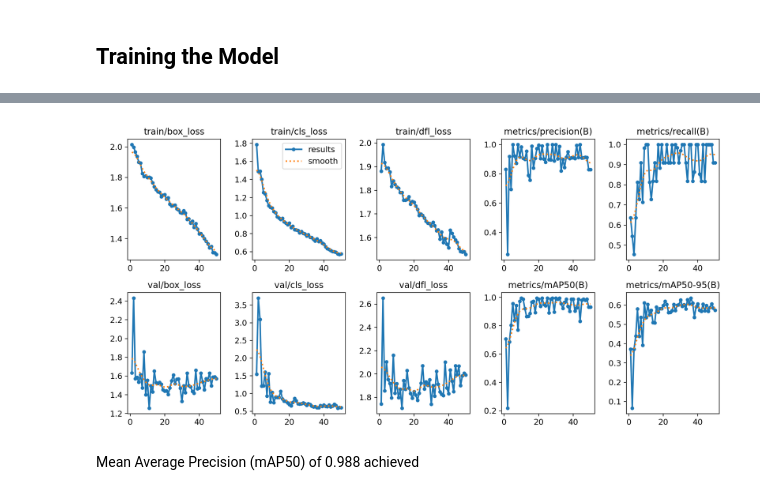
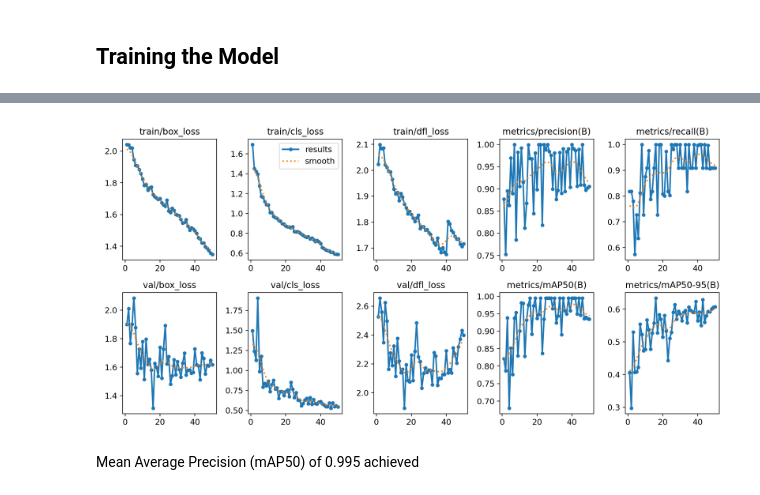
Before and after one commit to mohit3agarwal/MOT-yolo11, a Jupyter notebook: detections.ipynb, the cells around one changed output, grey strips where cells are left out. Cells and saved outputs as stored; diff of their text form; code cells hidden in the pictures.

```diff
--- a/detections.ipynb
+++ b/detections.ipynb
@@ -179,7 +191,7 @@ Starting training for 50 epochs...
 ... (88 outputs left out)
 # %%
-Image(filename='runs/detect/train/results.png')
+Image(filename='runs/detect/train4/results.png')
 # %% [output]
-[figure, old version]
+[figure, new version]
 # %% [markdown]
-Mean Average Precision (mAP50) of 0.988 achieved
+Mean Average Precision (mAP50) of 0.995 achieved
```
Also changed, not shown: parts of 10 cells of this notebook, 26 other files.
